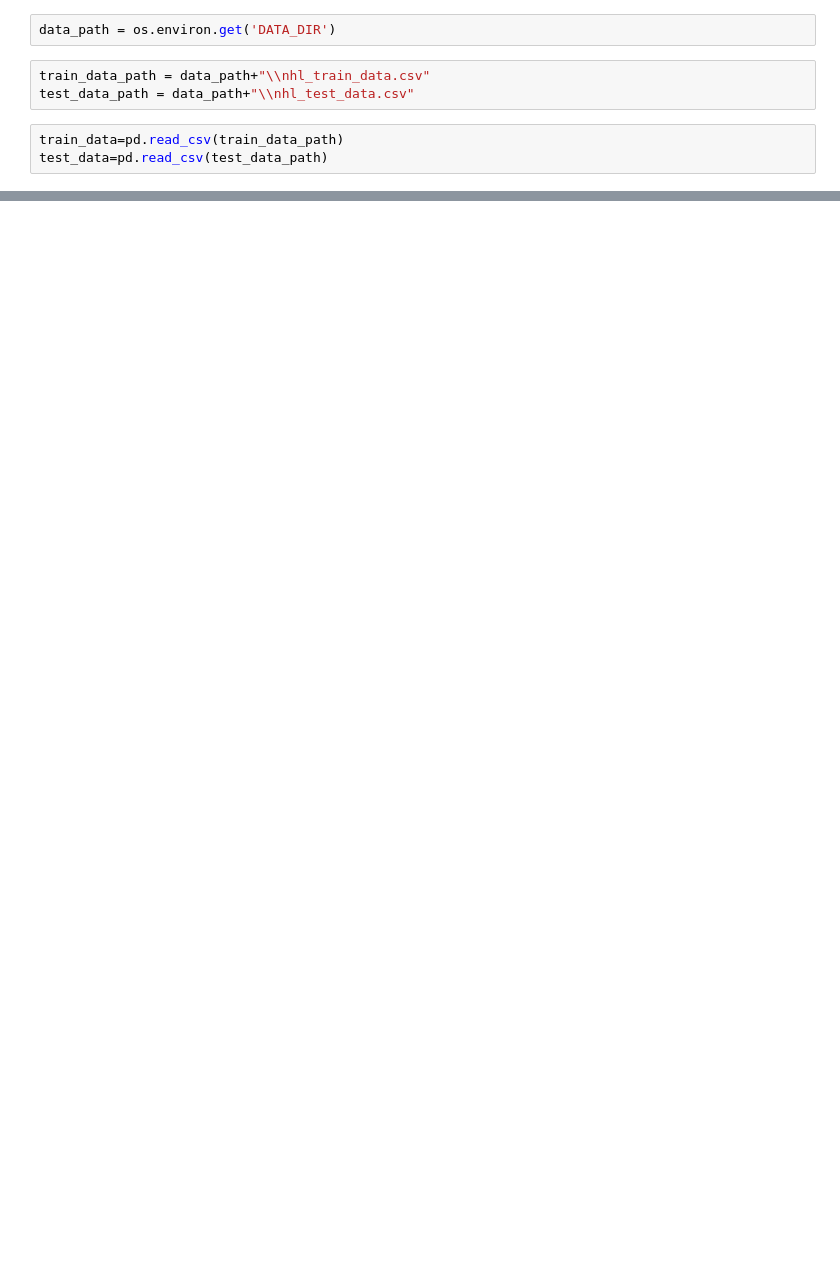
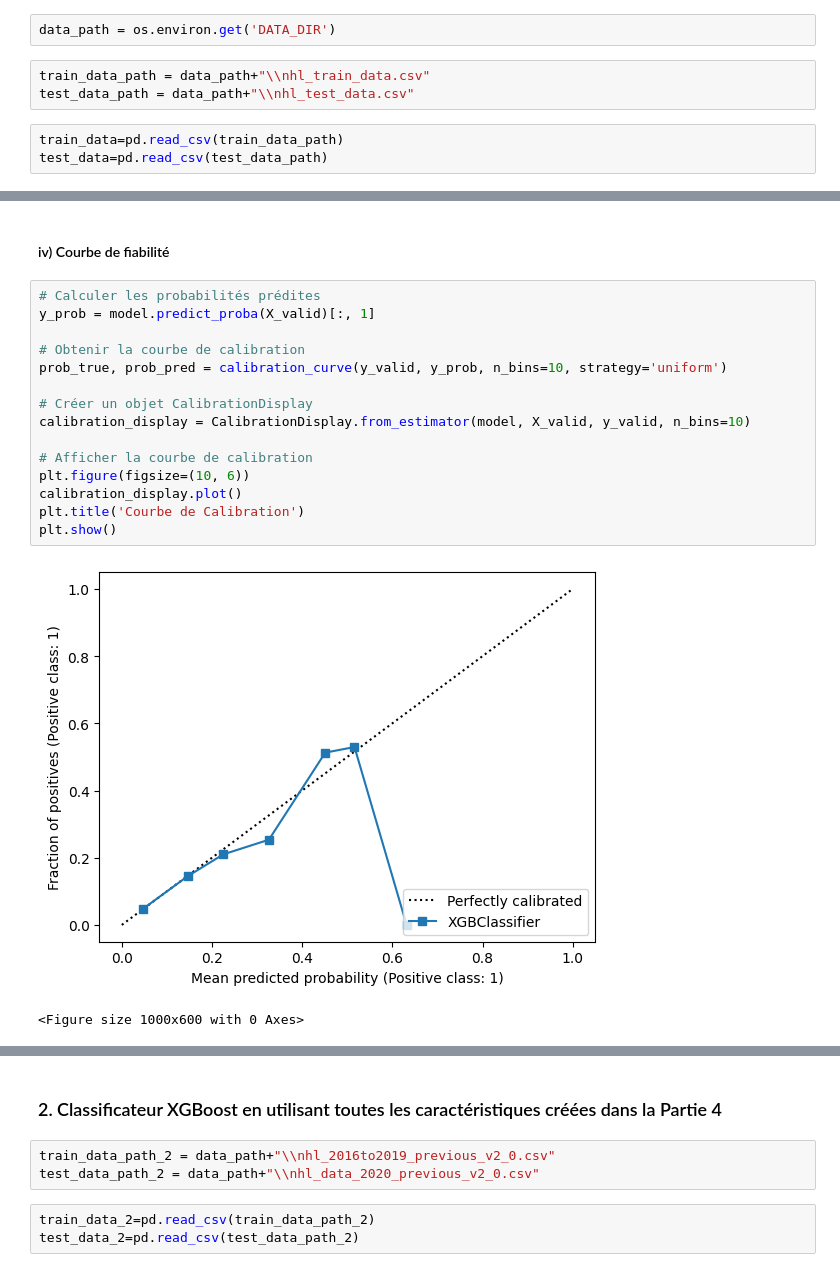
Before and after one commit to Alexia57/A02-projet, a Jupyter notebook: notebooks/modele_avance.ipynb, the cells around one changed output, grey strips where cells are left out. Saved outputs shown, nothing was run; the diff lists cells and outputs as text; blank space fills up the shorter version.

```diff
--- a/notebooks/modele_avance.ipynb
+++ b/notebooks/modele_avance.ipynb
@@ -90,0 +179,20 @@ Accuracy: 0.9063603662524525
+# %% [markdown]
+#### iv) Courbe de fiabilité
+# %%
+# Calculer les probabilités prédites
+y_prob = model.predict_proba(X_valid)[:, 1]
+
+# Obtenir la courbe de calibration
+prob_true, prob_pred = calibration_curve(y_valid, y_prob, n_bins=10, strategy='uniform')
+
+# Créer un objet CalibrationDisplay
+calibration_display = CalibrationDisplay.from_estimator(model, X_valid, y_valid, n_bins=10)
+
+# Afficher la courbe de calibration
+plt.figure(figsize=(10, 6))
+calibration_display.plot()
+plt.title('Courbe de Calibration')
+plt.show()
+# %% [output]
+[figure, added]
+<Figure size 1000x600 with 0 Axes>
@@ -90,0 +200,8 @@ Accuracy: 0.9063603662524525
+# %% [markdown]
+### 2. Classificateur XGBoost en utilisant toutes les caractéristiques créées dans la Partie 4
+# %%
+train_data_path_2 = data_path+"\\nhl_2016to2019_previous_v2_0.csv"
+test_data_path_2 = data_path+"\\nhl_data_2020_previous_v2_0.csv"
+# %%
+train_data_2=pd.read_csv(train_data_path_2)
+test_data_2=pd.read_csv(test_data_path_2)
```
Also changed, not shown: parts of 37 cells of this notebook, 1 other file.
